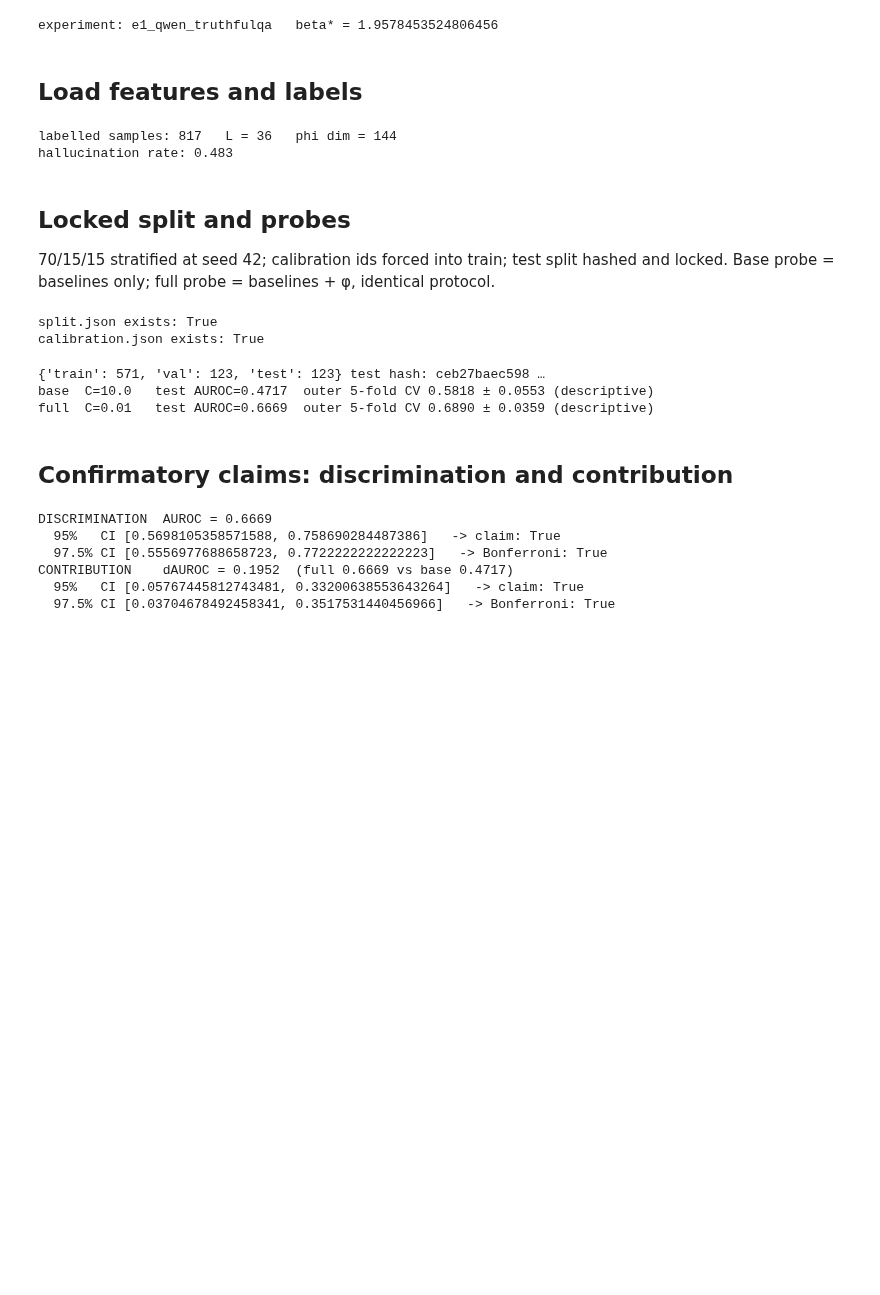
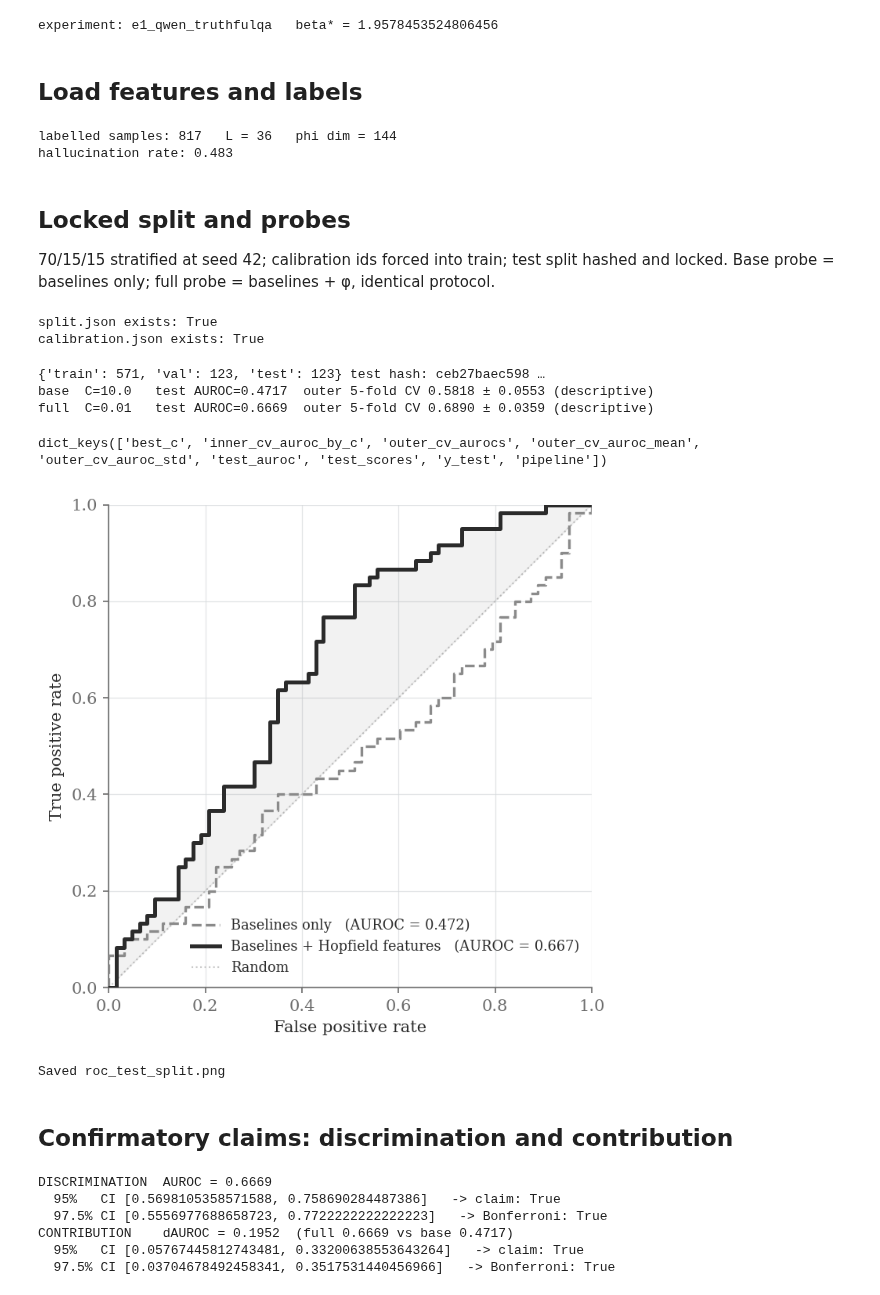
Before and after one commit to brandonminta/energy_llm, a Jupyter notebook: notebooks/02_results_analysis-e1.ipynb, the cells around one changed output. Cells and saved outputs as stored; diff of their text form; code cells hidden in the pictures; blank space fills up the shorter version.

```diff
--- a/notebooks/02_results_analysis-e1.ipynb
+++ b/notebooks/02_results_analysis-e1.ipynb
@@ -103,6 +103,65 @@ for kind in ("base", "full"):
 {'train': 571, 'val': 123, 'test': 123} test hash: ceb27baec598 …
 base  C=10.0   test AUROC=0.4717  outer 5-fold CV 0.5818 ± 0.0553 (descriptive)
 full  C=0.01   test AUROC=0.6669  outer 5-fold CV 0.6890 ± 0.0359 (descriptive)
+# %%
+print(probes["full"].keys())
+# %% [output]
+dict_keys(['best_c', 'inner_cv_auroc_by_c', 'outer_cv_aurocs', 'outer_cv_auroc_mean', 'outer_cv_auroc_std', 'test_auroc', 'test_scores', 'y_test', 'pipeline'])
+# %%
+from sklearn.metrics import roc_curve
+
+# estilo del capítulo (mismo de notebooks 01 / calibración)
+PALETTE = {"factual": "#3C6E8F", "halluc": "#B5544E", "ink": "#2B2B2B",
+           "muted": "#6B6B6B", "grid": "#D6D9DC", "panel": "#F4F6F8"}
+plt.rcParams.update({
+    "font.family": "serif", "font.size": 10,
+    "axes.titlesize": 11, "axes.titleweight": "bold", "axes.labelsize": 10,
+    "axes.edgecolor": PALETTE["muted"], "axes.linewidth": 0.8,
+    "axes.spines.top": False, "axes.spines.right": False,
+    "text.color": PALETTE["ink"], "axes.labelcolor": PALETTE["ink"],
+    "xtick.color": PALETTE["muted"], "ytick.color": PALETTE["muted"],
+    "figure.dpi": 150,
+})
+
+# esquema monocromo para comparación de método (no colisiona con clase/modelo)
+SPEC = {
+    "base": dict(color="#8A8A8A",      ls="--", lw=1.6,
+                 label="Baselines only"),
+    "full": dict(color=PALETTE["ink"], ls="-",  lw=2.4,
+                 label="Baselines + Hopfield features"),
+}
+
+fig, ax = plt.subplots(figsize=(5.0, 5.0))
+
+for kind in ("base", "full"):
+    p = probes[kind]
+    fpr, tpr, _ = roc_curve(p["y_test"], p["test_scores"])
+    sp = SPEC[kind]
+    ax.plot(fpr, tpr, color=sp["color"], ls=sp["ls"], lw=sp["lw"], zorder=3,
+            label=f"{sp['label']}   (AUROC = {p['test_auroc']:.3f})")
+    if kind == "full":
+        ax.fill_between(fpr, tpr, fpr, where=(tpr >= fpr),
+                        color=PALETTE["ink"], alpha=0.06, zorder=2)
+
+# chance line (tenue, punteada)
+ax.plot([0, 1], [0, 1], color="#C9C9C9", lw=1.0, ls=":",
+        zorder=1, label="Random")
+
+ax.set_xlim(0, 1); ax.set_ylim(0, 1)
+ax.set_xlabel("False positive rate")
+ax.set_ylabel("True positive rate")
+ax.set_aspect("equal")
+ax.grid(color=PALETTE["grid"], lw=0.6, alpha=0.7)
+ax.set_axisbelow(True)
+ax.legend(frameon=False, fontsize=8.5, loc="lower right")
+
+fig.tight_layout()
+fig.savefig(FIG_DIR / "roc_test_split.png", dpi=150, bbox_inches="tight")
+plt.show()
+print("Saved roc_test_split.png")
+# %% [output]
+[figure, added]
+Saved roc_test_split.png
 # %% [markdown]
 ## Confirmatory claims: discrimination and contribution
 # %%
```
Also changed, not shown: parts of 15 cells of this notebook, 9 other files.
